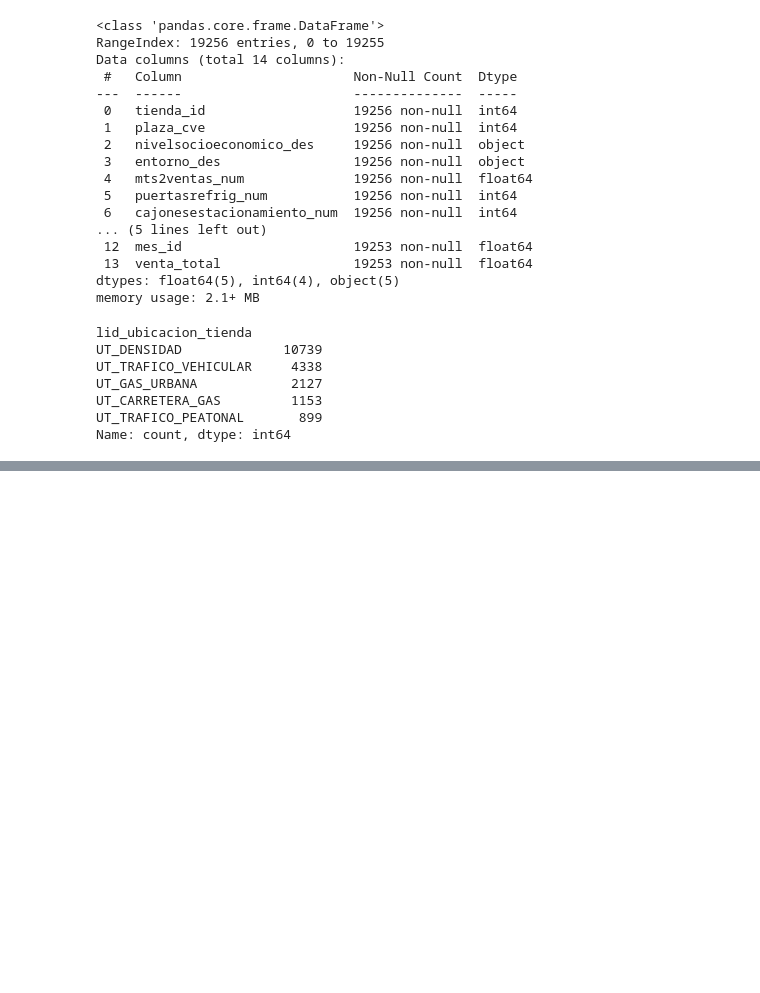
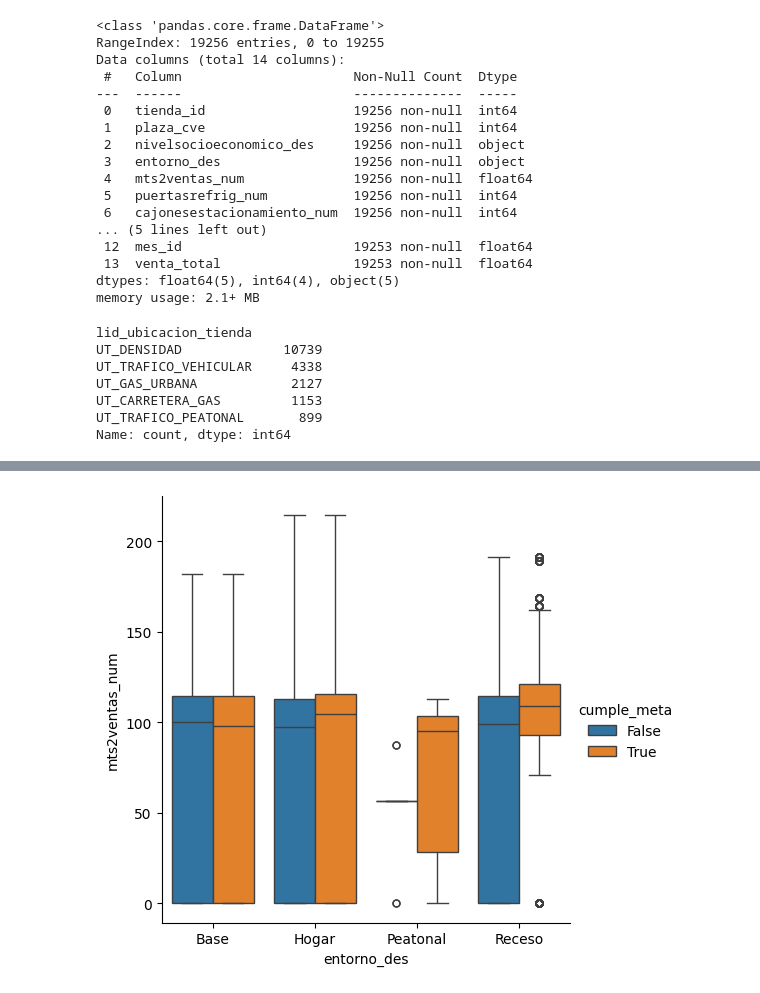
Before and after one commit to aguamelsu/Datathon-OXXO-remastered, a Jupyter notebook: notebooks/01_eda.ipynb, the cells around one changed output, grey strips where cells are left out. Saved outputs shown, nothing was run; the diff lists cells and outputs as text; code cells hidden in the pictures; blank space fills up the shorter version.

Commit message:
Improve analysis w graphs

```diff
--- a/notebooks/01_eda.ipynb
+++ b/notebooks/01_eda.ipynb
@@ -77,7 +77,7 @@ Data columns (total 14 columns):
 dtypes: float64(5), int64(4), object(5)
 memory usage: 2.1+ MB
 # %%
-drop_columns = ['plaza_cve', 'dataset', 'mes_id']
+drop_columns = ['tienda_id', 'plaza_cve', 'dataset', 'mes_id']
 
 df_baking = df_baking.drop(columns=drop_columns)
 # %%
@@ -189,0 +180,2 @@ df_baking.head()
+# %%
+df = df_baking.copy()
@@ -189,0 +240,5 @@ df_baking.head()
+# %%
+sns.catplot(data=df, x="entorno_des", y="mts2ventas_num", kind="box", hue='cumple_meta')
+plt.show()
+# %% [output]
+[figure, added]
```
Also changed, not shown: parts of 20 cells of this notebook.
